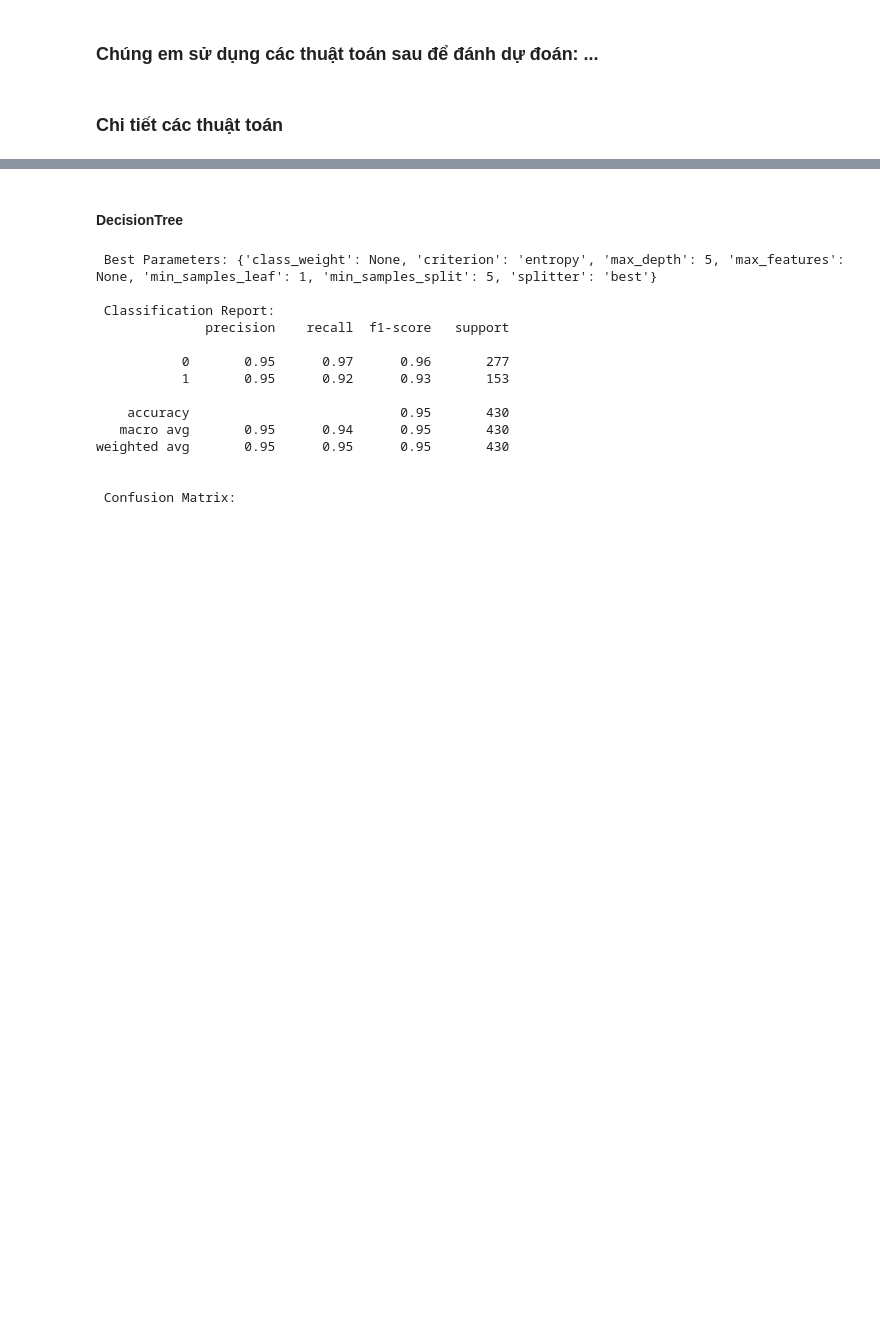
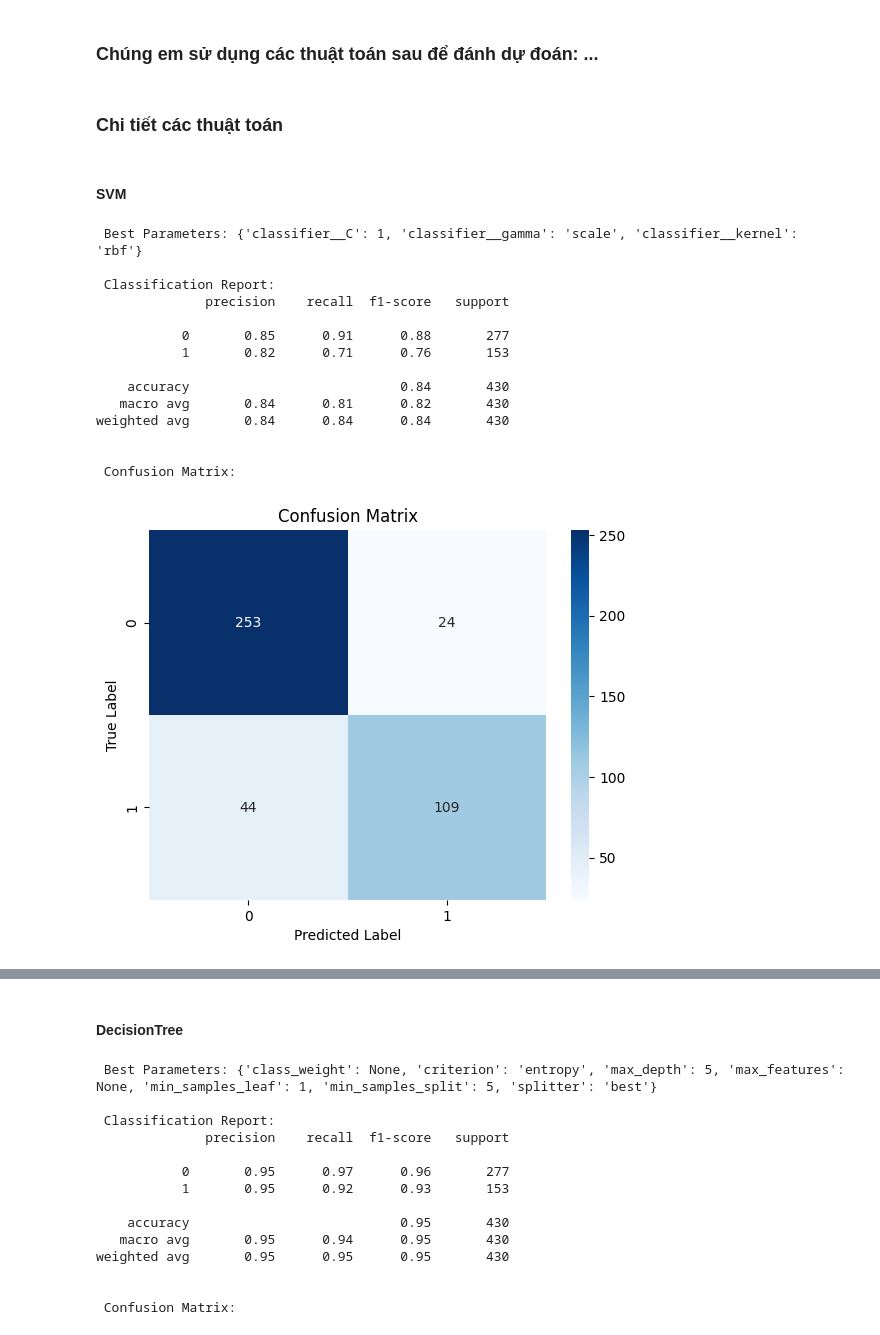
Before and after one commit to Ngoc-Quy-az1/Alzheimer-s-diagnosis, a Jupyter notebook: alzheimer-diagnosis.ipynb, the cells around one changed output, grey strips where cells are left out. Saved outputs shown, nothing was run; the diff lists cells and outputs as text; code cells hidden in the pictures; blank space fills up the shorter version.

Commit message:
Kaggle Notebook | Alzheimer-diagnosis | Version 26

```diff
--- a/alzheimer-diagnosis.ipynb
+++ b/alzheimer-diagnosis.ipynb
@@ -234,3 +288,52 @@ def evaluate_model(grid):
 ### Chúng em sử dụng các thuật toán sau để đánh dự đoán: ...
 # %% [markdown]
 ### Chi tiết các thuật toán
+# %% [markdown]
+#### SVM
+# %%
+categorical_cols = ['Gender', 'Smoking',
+    'FamilyHistoryAlzheimers', 'CardiovascularDisease',
+    'Diabetes', 'Depression', 'HeadInjury', 'Hypertension',
+    'MemoryComplaints', 'BehavioralProblems', 'Confusion',
+    'Disorientation', 'PersonalityChanges', 'DifficultyCompletingTasks',
+    'Forgetfulness']
+numerical_cols = [col for col in x.columns if col not in categorical_cols]
+
+preprocessor = ColumnTransformer(
+    transformers=[
+        ('num', StandardScaler(), numerical_cols),
+        ('cat', OneHotEncoder(handle_unknown='ignore'), categorical_cols)
+    ]
+)
+# %%
+model_pipeline_svc = Pipeline(steps=[
+    ('preprocess', preprocessor),
+    ('classifier', SVC())
+])
+
+param_grid = {
+    'classifier__C': [0.1, 1, 10],
+    'classifier__gamma': ['scale', 'auto'],
+    'classifier__kernel': ['rbf', 'linear']
+}
+grid_search = GridSearchCV(model_pipeline_svc, param_grid, cv=5, scoring='accuracy')
+grid_search.fit(x_train, y_train)
+
+best_model = grid_search.best_estimator_
+evaluate_model(grid_search)
+# %% [output]
+ Best Parameters: {'classifier__C': 1, 'classifier__gamma': 'scale', 'classifier__kernel': 'rbf'}
+
+ Classification Report:
+              precision    recall  f1-score   support
+
+           0       0.85      0.91      0.88       277
+           1       0.82      0.71      0.76       153
+
+    accuracy                           0.84       430
+   macro avg       0.84      0.81      0.82       430
+weighted avg       0.84      0.84      0.84       430
+
+
+ Confusion Matrix:
+[figure, added]
```
Also changed, not shown: parts of 16 cells of this notebook.
